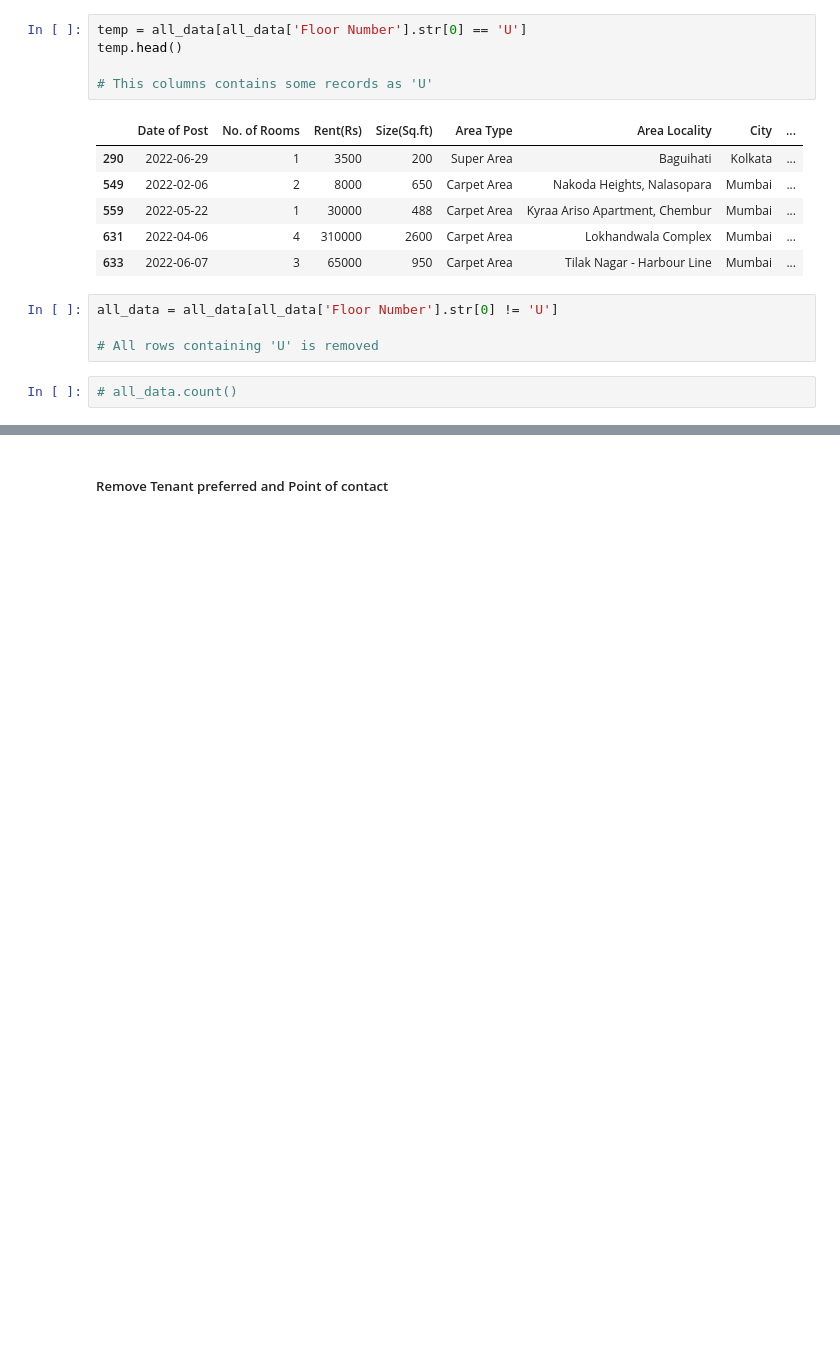
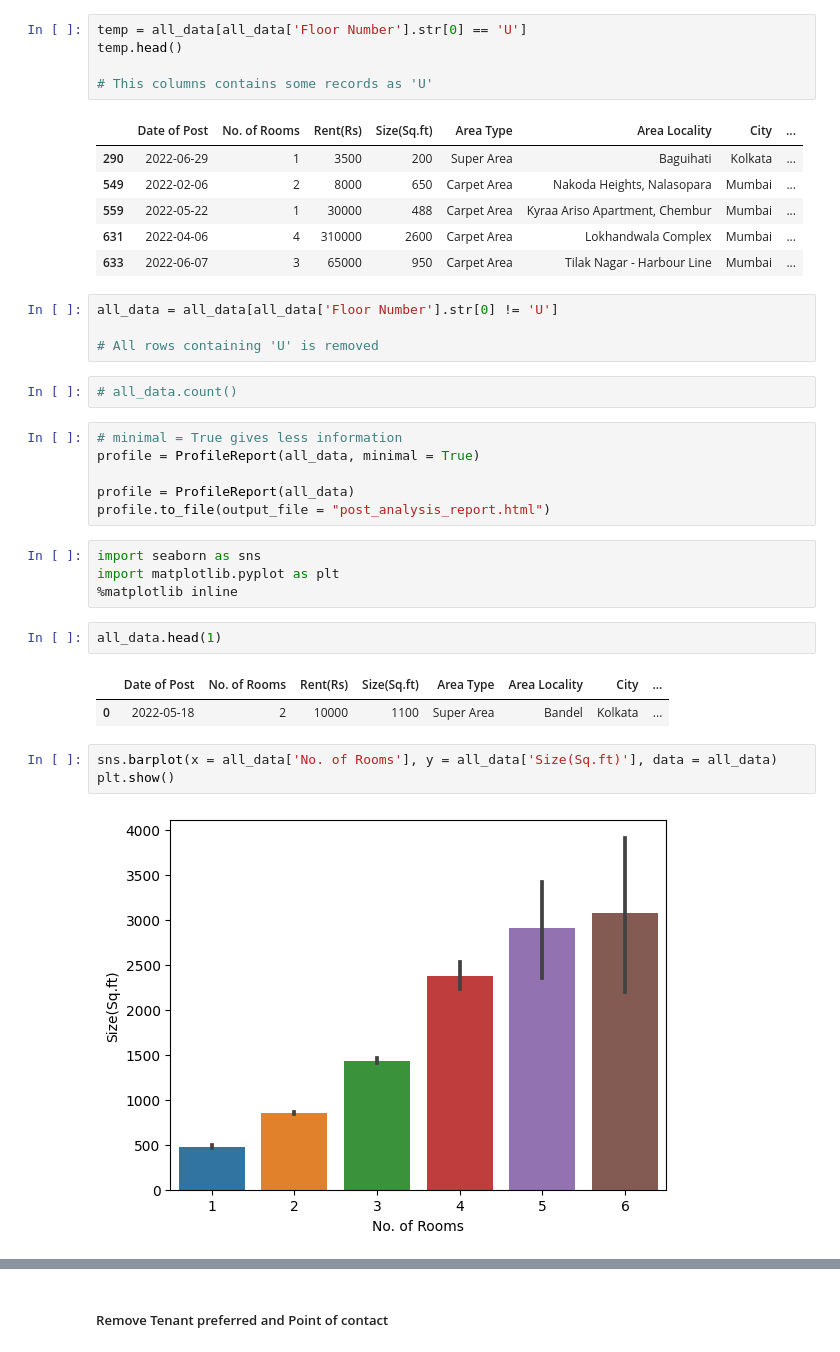
Before and after one commit to Elisha-George/Rent-Prediction__Using-Data-Science, a Jupyter notebook: IDS_Pandas_File.ipynb, the cells around one changed output, grey strips where cells are left out. Cells and saved outputs as stored; diff of their text form; blank space fills up the shorter version.

Commit message:
Done with all the data exploration (EDA)

```diff
--- a/IDS_Pandas_File.ipynb
+++ b/IDS_Pandas_File.ipynb
@@ -308,3 +284,23 @@ all_data = all_data[all_data['Floor Number'].str[0] != 'U']
 # All rows containing 'U' is removed
 # %%
 # all_data.count()
+# %%
+# minimal = True gives less information
+profile = ProfileReport(all_data, minimal = True)
+
+profile = ProfileReport(all_data)
+profile.to_file(output_file = "post_analysis_report.html")
+# %%
+import seaborn as sns
+import matplotlib.pyplot as plt
+%matplotlib inline
+# %%
+all_data.head(1)
+# %% [output]
+|  | Date of Post | No. of Rooms | Rent(Rs) | Size(Sq.ft) | Area Type | Area Locality | City | ... |
+| 0 | 2022-05-18 | 2 | 10000 | 1100 | Super Area | Bandel | Kolkata | ... |
+# %%
+sns.barplot(x = all_data['No. of Rooms'], y = all_data['Size(Sq.ft)'], data = all_data)
+plt.show()
+# %% [output]
+[figure, added]
```
Also changed, not shown: parts of 47 cells of this notebook, 1 other file.
